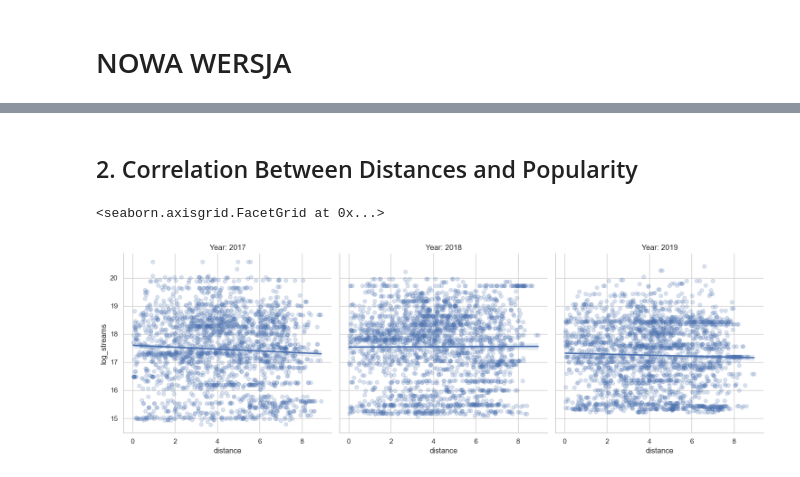
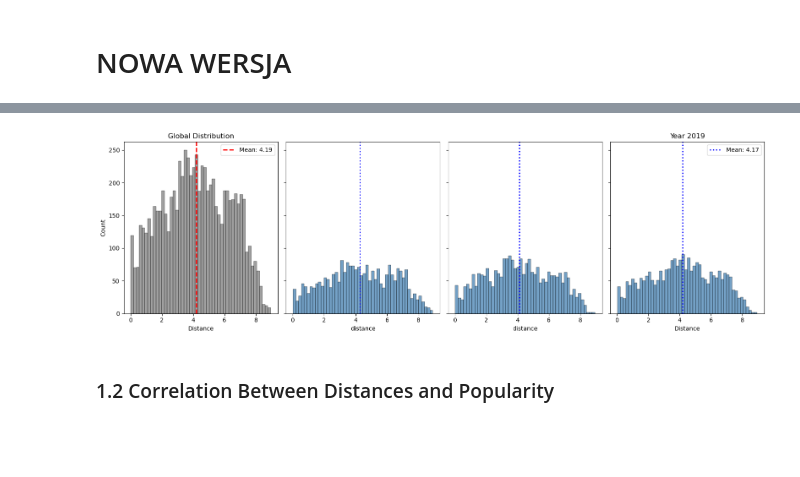
Before and after one commit to mvkolaj/Bachelor, a Jupyter notebook: exploratory_analysis/distances_visualizations.ipynb, the cells around one changed output, grey strips where cells are left out. Cells and saved outputs as stored; diff of their text form; code cells hidden in the pictures; blank space fills up the shorter version.

```diff
--- a/exploratory_analysis/distances_visualizations.ipynb
+++ b/exploratory_analysis/distances_visualizations.ipynb
@@ -594,17 +50,59 @@ plt.show()
+# %%
+import pandas as pd
+import seaborn as sns
+import matplotlib.pyplot as plt
+
+years = sorted(df["year"].unique())
+
+# create 1 extra slot for global
+n_plots = len(years) + 1
+
+fig, axes = plt.subplots(1, n_plots, figsize=(4 * n_plots, 5), sharey=True)
+
+
+# -------------------------
+# 2. YEARLY DISTRIBUTIONS
+# -------------------------
+for i, year in enumerate(years, start=1):
+    subset = df[df["year"] == year]
+
+    sns.histplot(subset["distance"], bins=50, kde=False, ax=axes[i], color="steelblue")
+
+    axes[i].axvline(
+        subset["distance"].mean(),
+        color="blue",
+        linestyle=":",
+        linewidth=2,
+        label=f"Mean: {subset['distance'].mean():.2f}"
+    )
+
+    # -------------------------
+# 1. GLOBAL DISTRIBUTION
+# -------------------------
+sns.histplot(df["distance"], bins=50, kde=False, ax=axes[0], color="gray")
+
+axes[0].axvline(
+    df["distance"].mean(),
+    color="red",
+    linestyle="--",
+    linewidth=2,
+    label=f"Mean: {df['distance'].mean():.2f}"
+)
+
+axes[0].set_title("Global Distribution")
+axes[0].set_xlabel("Distance")
+axes[0].legend()
+
+
+axes[i].set_title(f"Year {year}")
+axes[i].set_xlabel("Distance")
+axes[i].legend()
+
+axes[0].set_ylabel("Count")
+
+plt.tight_layout()
+plt.show()
+# %% [output]
+[figure, added]
 # %% [markdown]
-## 2. Correlation Between Distances and Popularity
+###  1.2 Correlation Between Distances and Popularity
-# %%
-g = sns.lmplot(
-    x="distance",
-    y="log_streams",
-    col="year",
-    data=df,
-    height=5,
-    aspect=1,
-    scatter_kws={"alpha": 0.2}
-)
-
-g.set_titles("Year: {col_name}")
-# %% [output]
-<seaborn.axisgrid.FacetGrid at 0x...>
-[figure, removed]
```
Also changed, not shown: parts of 44 cells of this notebook, 2 other files.
